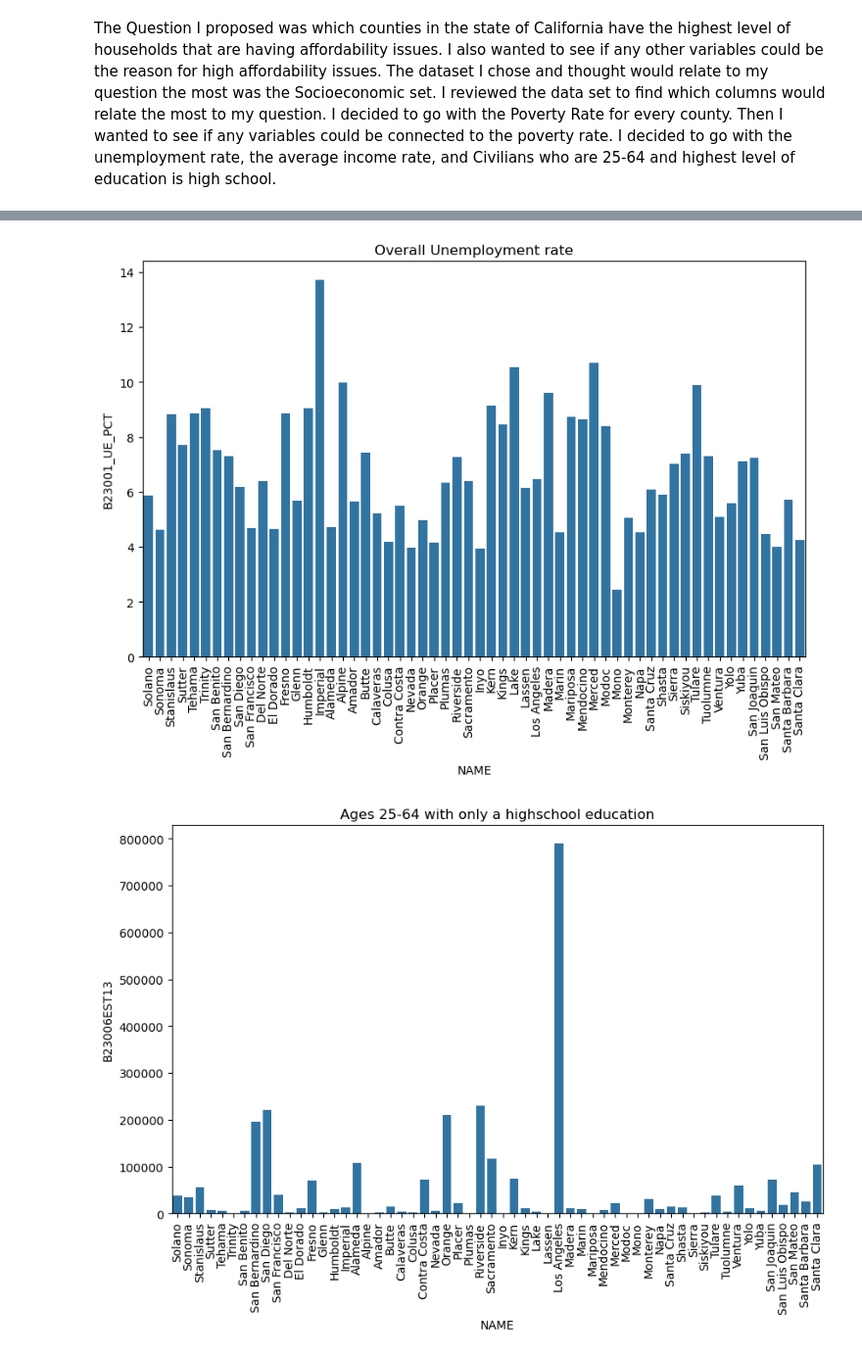
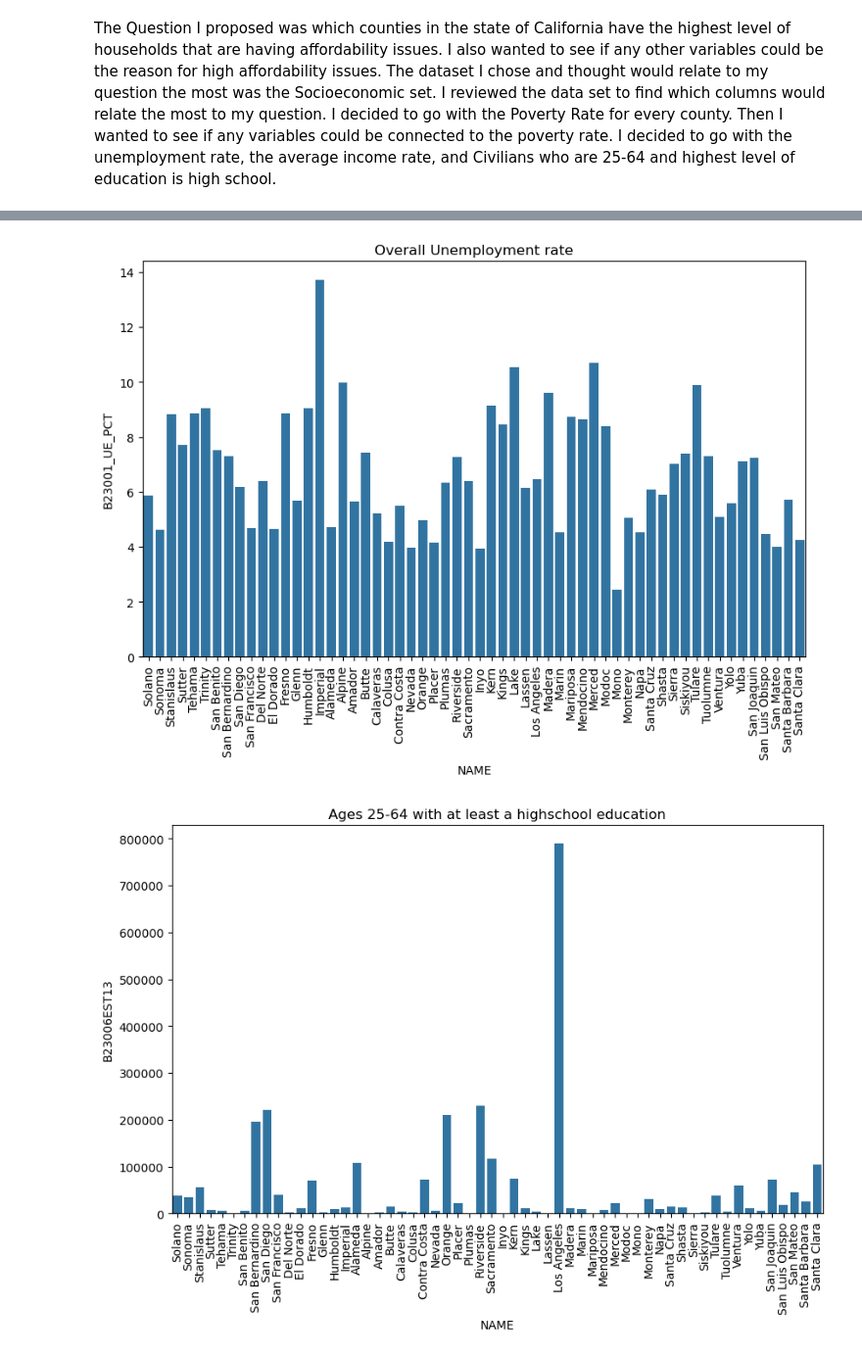
Before and after one commit to elijahlanda2005/DATA-101-FInal-Project, a Jupyter notebook: Elijahs notebook.ipynb, the cells around one changed output, grey strips where cells are left out. Shown: that part at 98% size. Drawn from its saved outputs; the diff is of its cells as text; code cells hidden in the pictures.

```diff
--- a/Elijahs notebook.ipynb
+++ b/Elijahs notebook.ipynb
@@ -41,34 +41,34 @@ import seaborn as sns
 
 # Plot Poverty Rate
 plt.figure(figsize=(10,6))
 sns.barplot(x='NAME', y='B17021EST2_PCT', data=df)
 plt.title('Poverty Rate')
 plt.xticks(rotation=90)
 plt.show()
 
 # Plot Median house income the last twelve months
 plt.figure(figsize=(10,6))
 sns.barplot(x='NAME', y='B19013EST1', data=df)
 plt.title('Median house income the last twelve months')
 plt.xticks(rotation=90)
 plt.show()
 
 # Overall Unemployment rate
 plt.figure(figsize=(10,6))
 sns.barplot(x='NAME', y='B23001_UE_PCT', data=df)
 plt.title('Overall Unemployment rate')
 plt.xticks(rotation=90)
 plt.show()
 
-# Ages 25-64 with only a highschool education
+# Ages 25-64 with at least a highschool education
 plt.figure(figsize=(10,6))
 sns.barplot(x='NAME', y='B23006EST13', data=df)
-plt.title('Ages 25-64 with only a highschool education')
+plt.title('Ages 25-64 with at least a highschool education')
 plt.xticks(rotation=90)
 plt.show()
 # %% [output]
 [figure]
 [figure]
 [figure]
-[figure, old version]
+[figure, new version]
 # %% [markdown]
```
Also changed, not shown: parts of 1 cell of this notebook.
